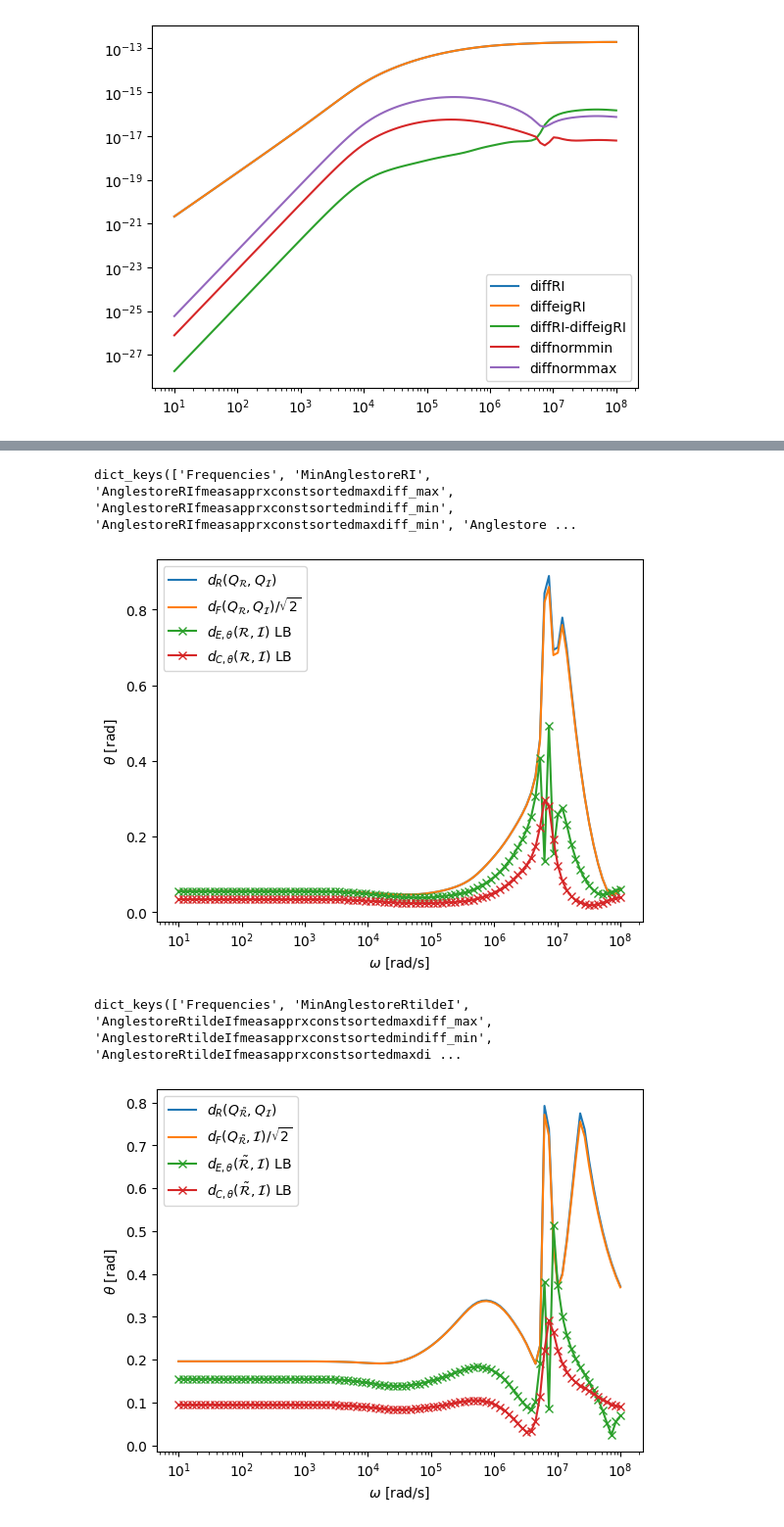
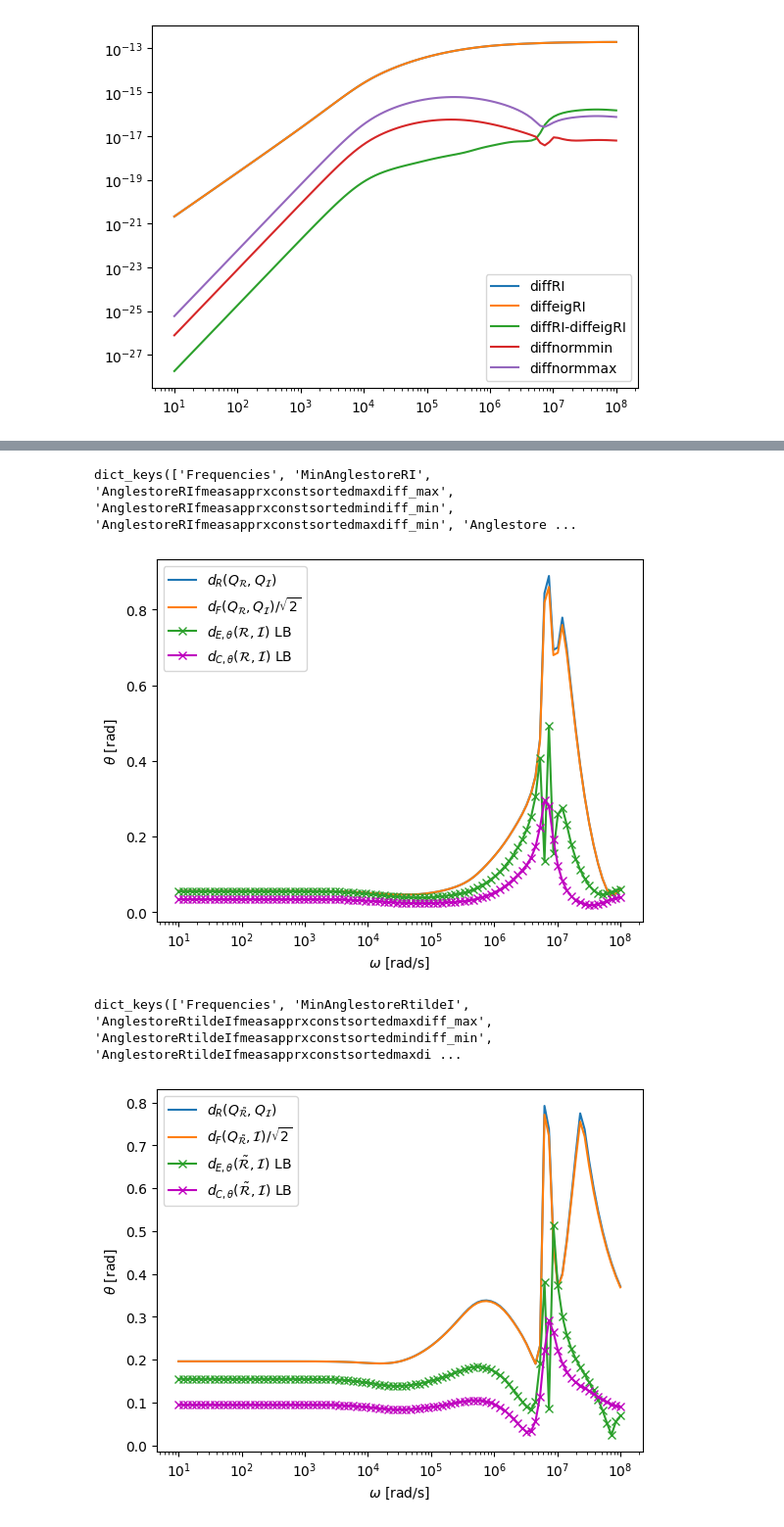
Before and after one commit to pdledger/Rodrigues_Angles, a Jupyter notebook: two_tetra_homog.ipynb, the cells around one changed output, grey strips where cells are left out. Shown at 98% size. Cells and saved outputs as stored; diff of their text form; code cells hidden in the pictures.

```diff
--- a/two_tetra_homog.ipynb
+++ b/two_tetra_homog.ipynb
@@ -270,7 +270,7 @@ plt.semilogx(Frequencies,MinAnglestoreRI,label=r'$d_R(Q_{\cal R},Q_{\cal I})$')
 plt.semilogx(Frequencies,dFMinAnglestoreRI/np.sqrt(2),label=r'$d_F(Q_{\cal R},Q_{\cal I})/\sqrt{2}$')
 plt.semilogx(Frequencies,AnglestoreRIfmeasapprxconstsortedmin,'-x',label=r'$d_{E,\theta}({\cal R},{\cal I})$ LB')
 
-plt.semilogx(Frequencies,AnglestoreRIcommeasapprxconstsortedmin,'-x',label=r'$d_{C,\theta} ({\cal R},{\cal I})$ LB')
+plt.semilogx(Frequencies,AnglestoreRIcommeasapprxconstsortedmin,'-xm',label=r'$d_{C,\theta} ({\cal R},{\cal I})$ LB')
 
 
 plt.xlabel(r'$\omega$ [rad/s]')
@@ -281,31 +281,31 @@ plt.savefig("CSG_TwoTetra_dRanddE_metrics_al_0.001_mu_32_sig_1e7_ord3.pdf")
 plt.show()
 # %% [output]
 dict_keys(['Frequencies', 'MinAnglestoreRI', 'AnglestoreRIfmeasapprxconstsortedmaxdiff_max', 'AnglestoreRIfmeasapprxconstsortedmindiff_min', 'AnglestoreRIfmeasapprxconstsortedmaxdiff_min', 'Anglestore ...
-[figure, old version]
+[figure, new version]
 # %%
 print(RtildeIResults.keys())
 
 Frequencies=RtildeIResults["Frequencies"]
 MinAnglestoreRtildeI=RtildeIResults["MinAnglestoreRtildeI"]
 AnglestoreRtildeIfmeasapprxconstsortedmin=np.fmin(RtildeIResults["AnglestoreRtildeIfmeasapprxconstsortedmaxdiff_min"],RtildeIResults["AnglestoreRtildeIfmeasapprxconstsortedmindiff_min"])
 AnglestoreRtildeIcommeasapprxconstsortedmin=np.fmin(RtildeIResults["AnglestoreRtildeIcommeasapprxconstsortedmaxdiff_min"],RtildeIResults["AnglestoreRtildeIcommeasapprxconstsortedmindiff_min"])
 
 dFMinAnglestoreRtildeI = RtildeIResults["dFMinAnglestoreRtildeI"]
 fig=plt.figure()
 plt.semilogx(Frequencies,MinAnglestoreRtildeI,label=r'$d_R(Q_{\tilde{\cal R}},Q_{\cal I})$')
 plt.semilogx(Frequencies,dFMinAnglestoreRtildeI/np.sqrt(2),label=r'$d_F(Q_{\tilde{\cal R}},{\cal I})/\sqrt{2}$')
 plt.semilogx(Frequencies,AnglestoreRtildeIfmeasapprxconstsortedmin,'x-',label=r'$d_{E,\theta} (\tilde{\cal R},{\cal I})$ LB')
-plt.semilogx(Frequencies,AnglestoreRtildeIcommeasapprxconstsortedmin,'x-',label=r'$d_{C,\theta} (\tilde{\cal R},{\cal I})$ LB')
+plt.semilogx(Frequencies,AnglestoreRtildeIcommeasapprxconstsortedmin,'mx-',label=r'$d_{C,\theta} (\tilde{\cal R},{\cal I})$ LB')
 
 plt.xlabel(r'$\omega$ [rad/s]')
 plt.ylabel(r'$\theta$ [rad]')
 #plt.ylim(0,0.5)
 plt.legend()
 plt.savefig("CSG_TwoTetra_dRanddE_metrics_tilde_al_0.001_mu_32_sig_1e7_ord3.pdf")
 plt.show()
 # %% [output]
 dict_keys(['Frequencies', 'MinAnglestoreRtildeI', 'AnglestoreRtildeIfmeasapprxconstsortedmaxdiff_max', 'AnglestoreRtildeIfmeasapprxconstsortedmindiff_min', 'AnglestoreRtildeIfmeasapprxconstsortedmaxdi ...
-[figure, old version]
+[figure, new version]
 # %%
 
 Frequencies=N0IResults["Frequencies"]
```
Also changed, not shown: parts of 1 cell of this notebook, 26 other files.
